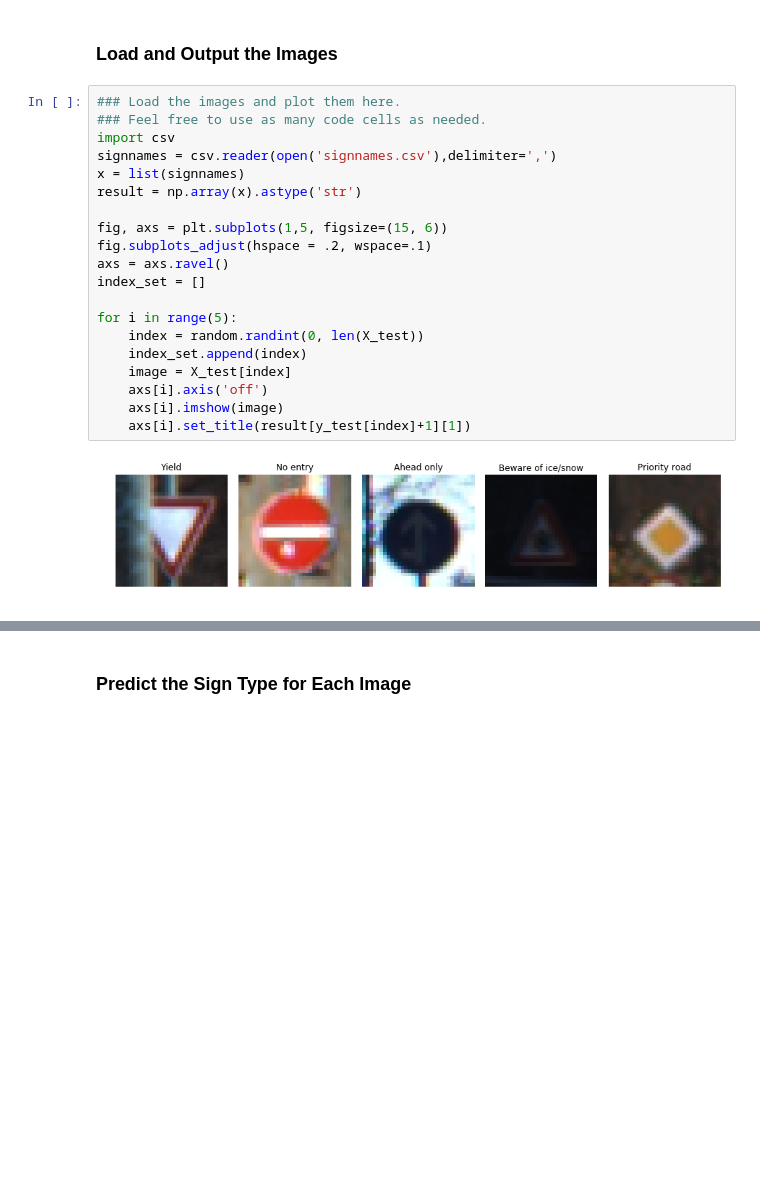
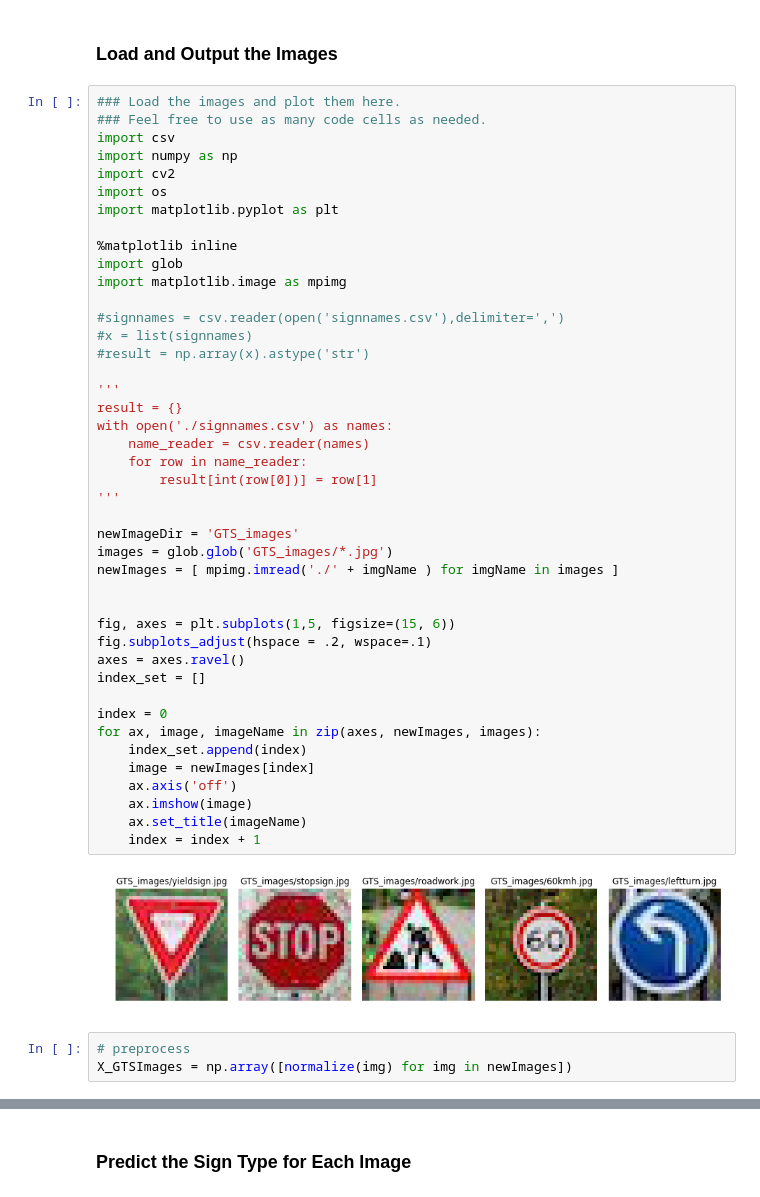
Before and after one commit to itsiashu/CarND-Traffic-Sign-Classifier-Project, a Jupyter notebook: Traffic_Sign_Classifier.ipynb, the cells around one changed output, grey strips where cells are left out. Saved outputs shown, nothing was run; the diff lists cells and outputs as text; blank space fills up the shorter version.

```diff
--- a/Traffic_Sign_Classifier.ipynb
+++ b/Traffic_Sign_Classifier.ipynb
@@ -334,22 +343,48 @@ You may find `signnames.csv` useful as it contains mappings from the class id (i
 # %%
 ### Load the images and plot them here.
 ### Feel free to use as many code cells as needed.
 import csv
-signnames = csv.reader(open('signnames.csv'),delimiter=',')
-x = list(signnames)
-result = np.array(x).astype('str')
+import numpy as np
+import cv2
+import os
+import matplotlib.pyplot as plt
 
-fig, axs = plt.subplots(1,5, figsize=(15, 6))
+%matplotlib inline
+import glob
+import matplotlib.image as mpimg
+
+#signnames = csv.reader(open('signnames.csv'),delimiter=',')
+#x = list(signnames)
+#result = np.array(x).astype('str')
+
+'''
+result = {}
+with open('./signnames.csv') as names:
+    name_reader = csv.reader(names)
+    for row in name_reader:
+        result[int(row[0])] = row[1]
+'''
+
+newImageDir = 'GTS_images'
+images = glob.glob('GTS_images/*.jpg')
+newImages = [ mpimg.imread('./' + imgName ) for imgName in images ]
+
+
+fig, axes = plt.subplots(1,5, figsize=(15, 6))
 fig.subplots_adjust(hspace = .2, wspace=.1)
-axs = axs.ravel()
+axes = axes.ravel()
 index_set = []
 
-for i in range(5):
-    index = random.randint(0, len(X_test))
+index = 0
+for ax, image, imageName in zip(axes, newImages, images):
     index_set.append(index)
-    image = X_test[index]
-    axs[i].axis('off')
-    axs[i].imshow(image)
-    axs[i].set_title(result[y_test[index]+1][1])
+    image = newImages[index]
+    ax.axis('off')
+    ax.imshow(image)
+    ax.set_title(imageName)
+    index = index + 1
 # %% [output]
-[figure, old version]
+[figure, new version]
+# %%
+# preprocess
+X_GTSImages = np.array([normalize(img) for img in newImages])
```
Also changed, not shown: parts of 16 cells of this notebook, 2 other files.
